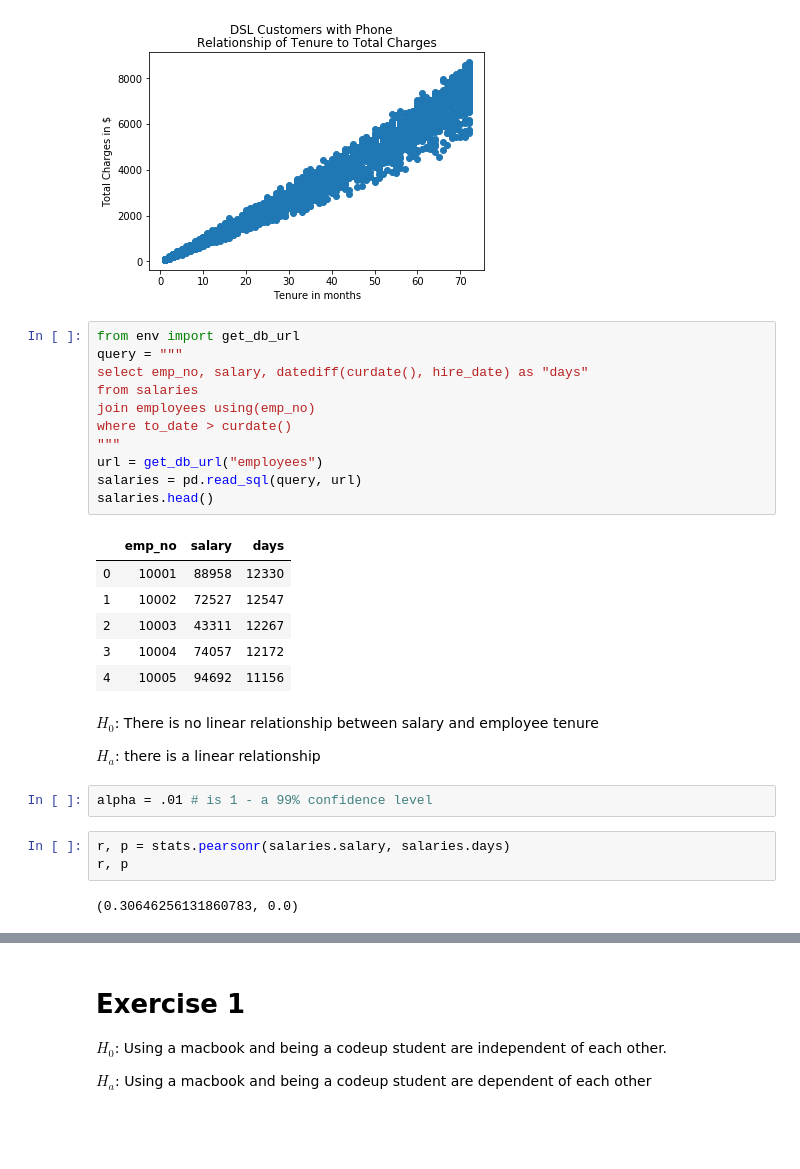
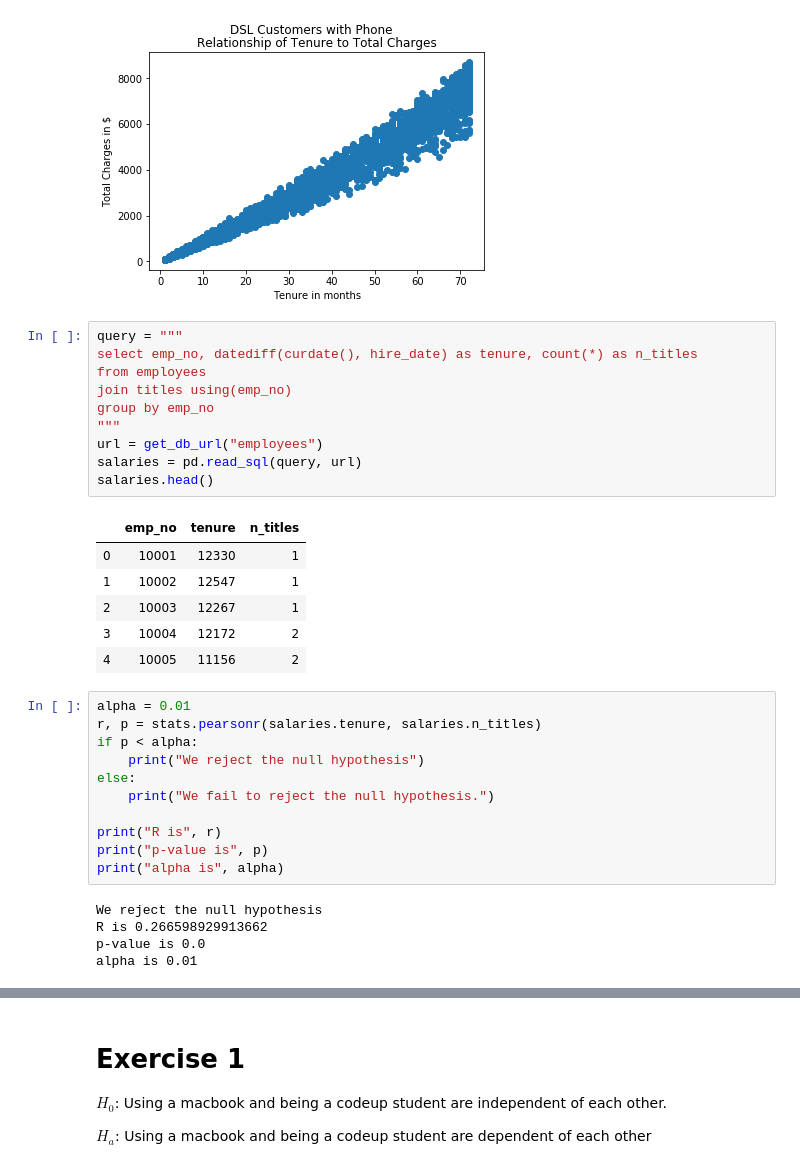
Before and after one commit to sunwenliang14/statistics-exercises, a Jupyter notebook: hypothesis_testing.ipynb, the cells around one changed output, grey strips where cells are left out. Drawn from its saved outputs; the diff is of its cells as text; blank space fills up the shorter version.

```diff
--- a/hypothesis_testing.ipynb
+++ b/hypothesis_testing.ipynb
@@ -365,31 +365,35 @@ plt.show()
 # %% [output]
 [figure]
 # %%
-from env import get_db_url
 query = """
-select emp_no, salary, datediff(curdate(), hire_date) as "days"
-from salaries
-join employees using(emp_no)
-where to_date > curdate()
+select emp_no, datediff(curdate(), hire_date) as tenure, count(*) as n_titles
+from employees
+join titles using(emp_no)
+group by emp_no
 """
 url = get_db_url("employees")
 salaries = pd.read_sql(query, url)
 salaries.head()
 # %% [output]
-|  | emp_no | salary | days |
-| 0 | 10001 | 88958 | 12330 |
-| 1 | 10002 | 72527 | 12547 |
-| 2 | 10003 | 43311 | 12267 |
-| 3 | 10004 | 74057 | 12172 |
-| 4 | 10005 | 94692 | 11156 |
+|  | emp_no | tenure | n_titles |
+| 0 | 10001 | 12330 | 1 |
+| 1 | 10002 | 12547 | 1 |
+| 2 | 10003 | 12267 | 1 |
+| 3 | 10004 | 12172 | 2 |
+| 4 | 10005 | 11156 | 2 |
-# %% [markdown]
-$H_0$: There is no linear relationship between salary and employee tenure
-
-$H_a$: there is a linear relationship
-# %%
-alpha = .01 # is 1 - a 99% confidence level
-# %%
-r, p = stats.pearsonr(salaries.salary, salaries.days)
-r, p
-# %% [output]
-(0.30646256131860783, 0.0)
+# %%
+alpha = 0.01
+r, p = stats.pearsonr(salaries.tenure, salaries.n_titles)
+if p < alpha:
+    print("We reject the null hypothesis")
+else:
+    print("We fail to reject the null hypothesis.")
+
+print("R is", r)
+print("p-value is", p)
+print("alpha is", alpha)
+# %% [output]
+We reject the null hypothesis
+R is 0.266598929913662
+p-value is 0.0
+alpha is 0.01
```
Also changed, not shown: parts of 24 cells of this notebook.
